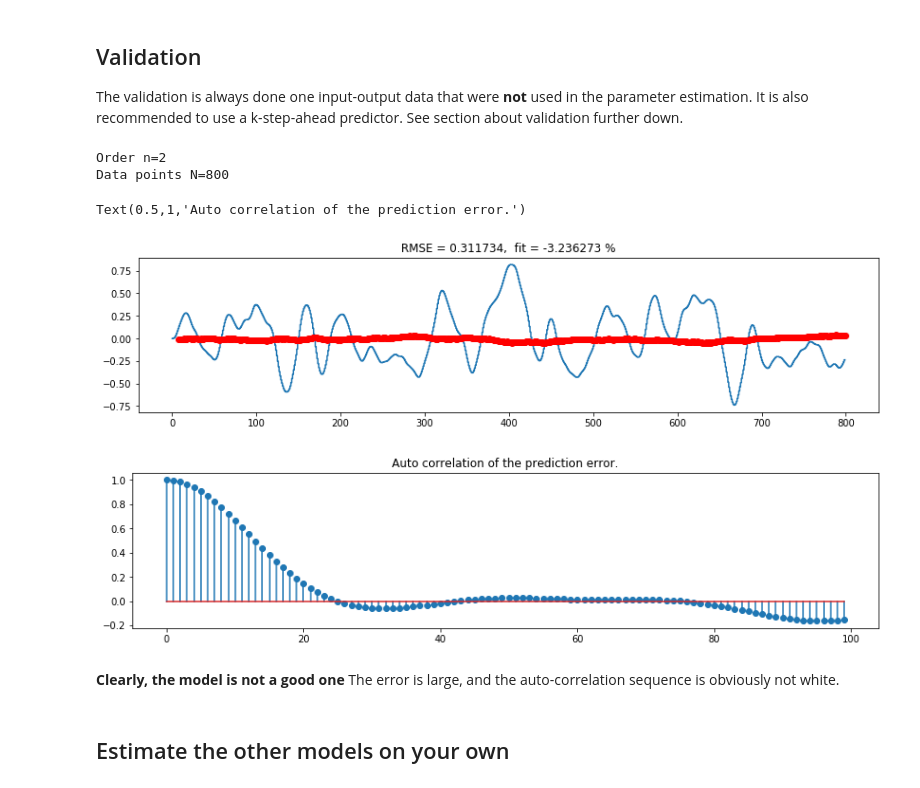
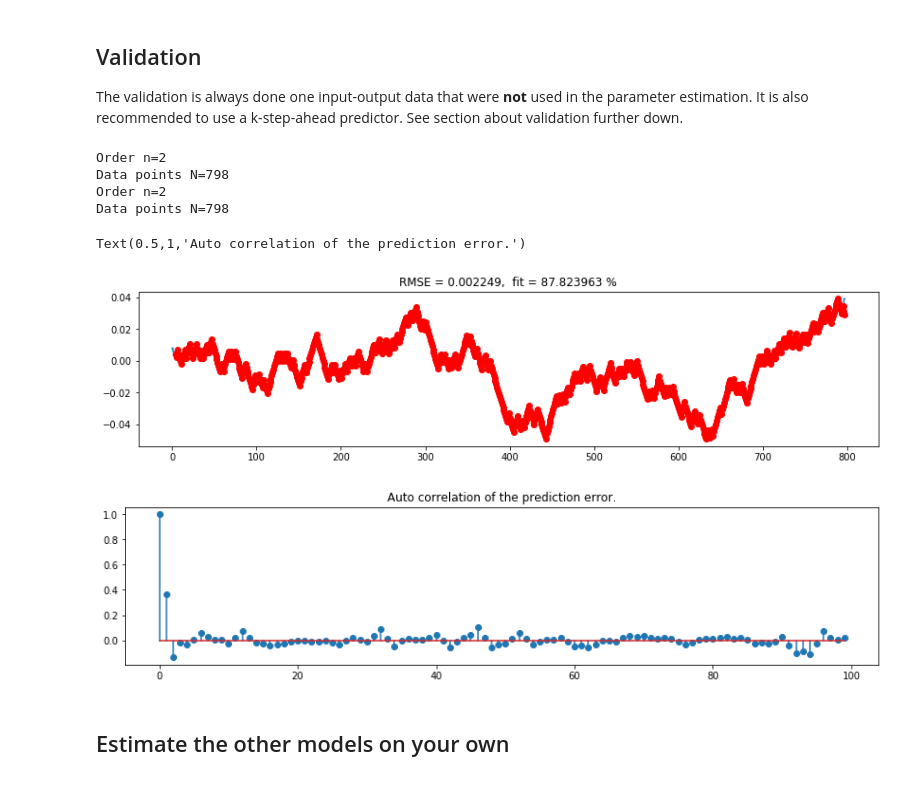
Before and after one commit to kjartan-at-tec/mr2007-computerized-control, a Jupyter notebook: system-identification/notebooks/Parameter estimation with least squares - Homework.ipynb, the cells around one changed output. Cells and saved outputs as stored; diff of their text form; code cells hidden in the pictures.

```diff
--- a/system-identification/notebooks/Parameter estimation with least squares - Homework.ipynb
+++ b/system-identification/notebooks/Parameter estimation with least squares - Homework.ipynb
@@ -128,49 +128,56 @@ The validation is always done one input-output data that were **not** used in th
 # Import the predict_lti function which will calculate the k-step ahead prediction.
 from lti_fcns import predict_lti
 yv = np.ravel(data["y1_val"])
+yv = yv[:-2]
+yv = yv - yv.mean()
 uv = np.ravel(data["u1_val"])
-k = 8 # The prediction horizon
+uv = uv[:-2]
+uv = uv - uv.mean()
+k = 2 # The prediction horizon
 d = 1 # The input delay of the system
 a = np.array([1, theta_ls[0][0]])
 b = np.ravel(theta_ls[0][1:])
 (ypred, tpred) = predict_lti(b,a,yv, uv, k, d)
+(ypred1, tpred1) = predict_lti(b,a,yv, uv, 1, d)
+
 N = len(uv)
 plt.figure(figsize=(14,3))
 plt.step(range(N), yv)
 plt.plot(tpred, ypred, 'ro')
 
 # Calculate the Root Mean Square Error (RMSE) and fit (in %)
 err = yv[tpred[0]:] - ypred
+err1 = yv[tpred1[0]:] - ypred1
 RMSE = np.sqrt(1.0/N * np.sum( np.square(yv[tpred[0]:] - ypred)))
 fit = 100 * (1 - np.linalg.norm(err)/np.linalg.norm(yv - np.mean(yv)))
 plt.title("RMSE = %f,  fit = %f %%" % (RMSE, fit))
 
 # Check whiteness of residual. The autocorrelation function should be close
 # to a pulse
 def estimated_autocorrelation(x):
     """
     http://stackoverflow.com/q/14297012/190597
     http://en.wikipedia.org/wiki/Autocorrelation#Estimation
     """
     n = len(x)
     variance = x.var()
     x = x-x.mean()
     r = np.correlate(x, x, mode = 'full')[-n:]
     assert np.allclose(r, np.array([(x[:n-k]*x[-(n-k):]).sum() for k in range(n)]))
     result = r/(variance*(np.arange(n, 0, -1)))
     return result
-autocorr = estimated_autocorrelation(np.ravel(err))
+autocorr = estimated_autocorrelation(np.ravel(err1))
 plt.figure(figsize=(14,3))
 plt.stem(autocorr[:100]);
 plt.title("Auto correlation of the prediction error.")
 # %% [output]
 Order n=2
-Data points N=800
+Data points N=798
+Order n=2
+Data points N=798
 Text(0.5,1,'Auto correlation of the prediction error.')
-[figure, old version]
+[figure, new version]
-[figure, old version]
+[figure, new version]
-# %% [markdown]
-**Clearly, the model is not a good one** The error is large, and the auto-correlation sequence is obviously not white.
 # %% [markdown]
 ## Estimate the other models on your own
 # %% [markdown]
```
Also changed, not shown: parts of 1 cell of this notebook, 13 other files.
